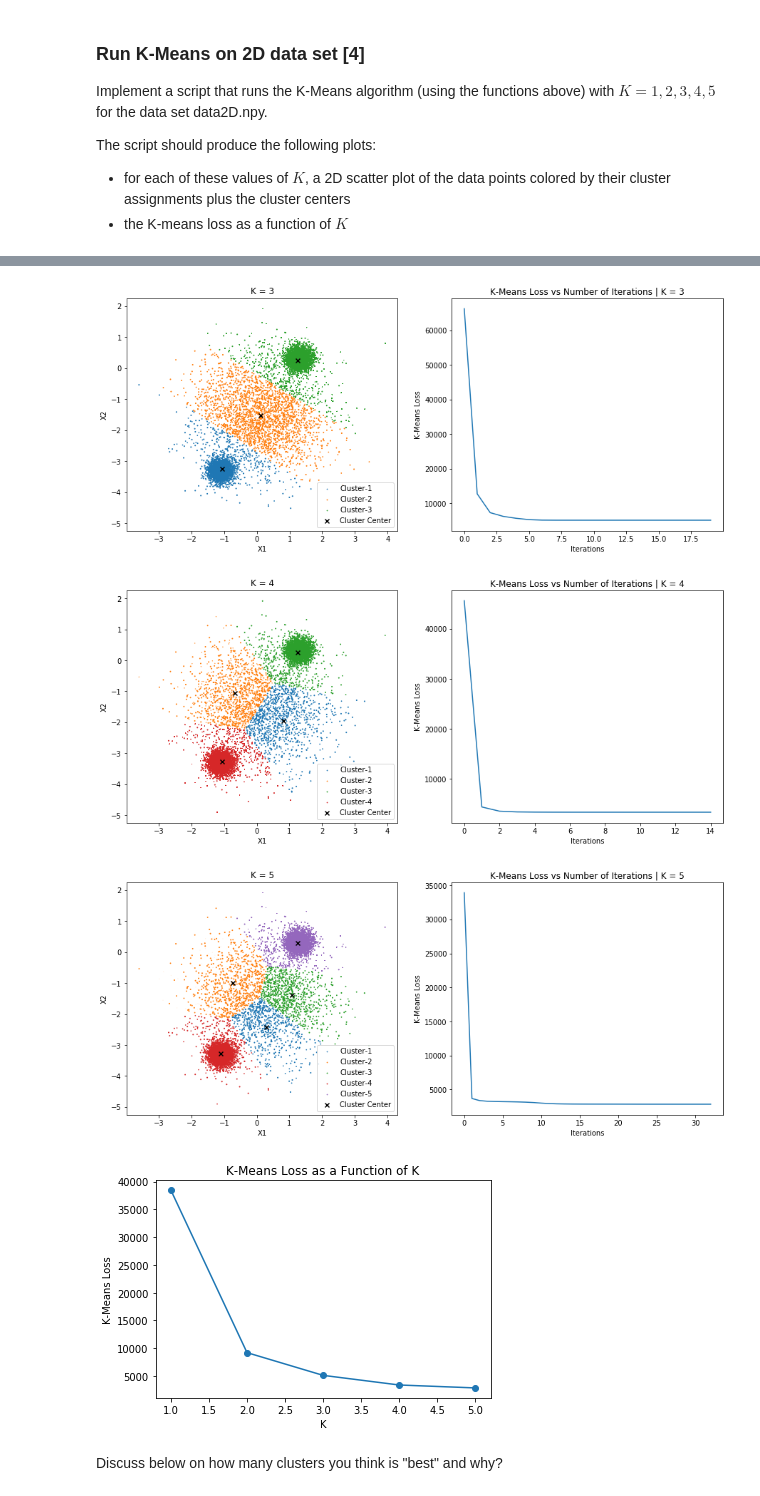
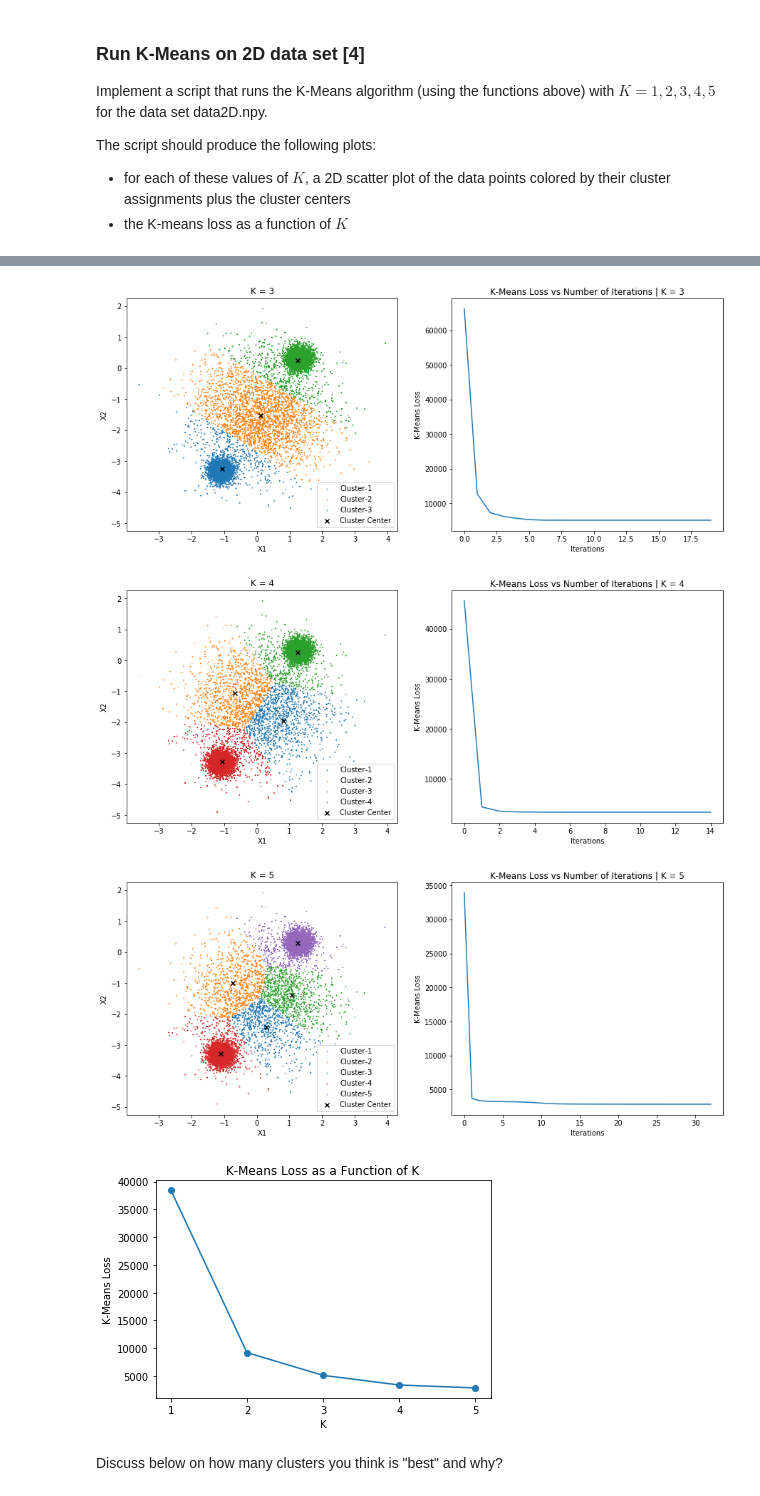
Before and after one commit to avzero07/machine-learning-course, a Jupyter notebook: Assignment3/Assignment 3.ipynb, the cells around one changed output, grey strips where cells are left out. Cells and saved outputs as stored; diff of their text form; code cells hidden in the pictures.

```diff
--- a/Assignment3/Assignment 3.ipynb
+++ b/Assignment3/Assignment 3.ipynb
@@ -512,33 +512,34 @@ def plotClust(x,mu,loss):
     ax1.legend(loc="lower right")
     ax1.set_title("K = {}".format(mu.shape[0]))
 
     ax2.plot(loss)
     ax2.set_xlabel('Iterations')
     ax2.set_ylabel('K-Means Loss')
     ax2.set_title("K-Means Loss vs Number of Iterations | K = {}".format(mu.shape[0]))
 
 # Import Data
 data2D = np.load('data2D.npy')
 
 finalLoss = np.zeros([5,1])
 for i in range(1,6):
     mu, Loss = Kmeans(data2D,i)
     finalLoss[i-1] = Loss[-1]
     plotClust(data2D,mu,Loss)
 
 # Loss vs K
 plt.figure()
 plt.plot(np.linspace(1,5,5),finalLoss,marker='o')
 plt.xlabel("K")
+plt.xticks(np.linspace(1,5,5))
 plt.ylabel("K-Means Loss")
 plt.title("K-Means Loss as a Function of K")
 plt.show()
 # %% [output]
 [figure]
 [figure]
 [figure]
 [figure]
 [figure]
-[figure, old version]
+[figure, new version]
 # %% [markdown]
 Discuss below on how many clusters you think is "best" and why?
```
Also changed, not shown: parts of 15 cells of this notebook.
